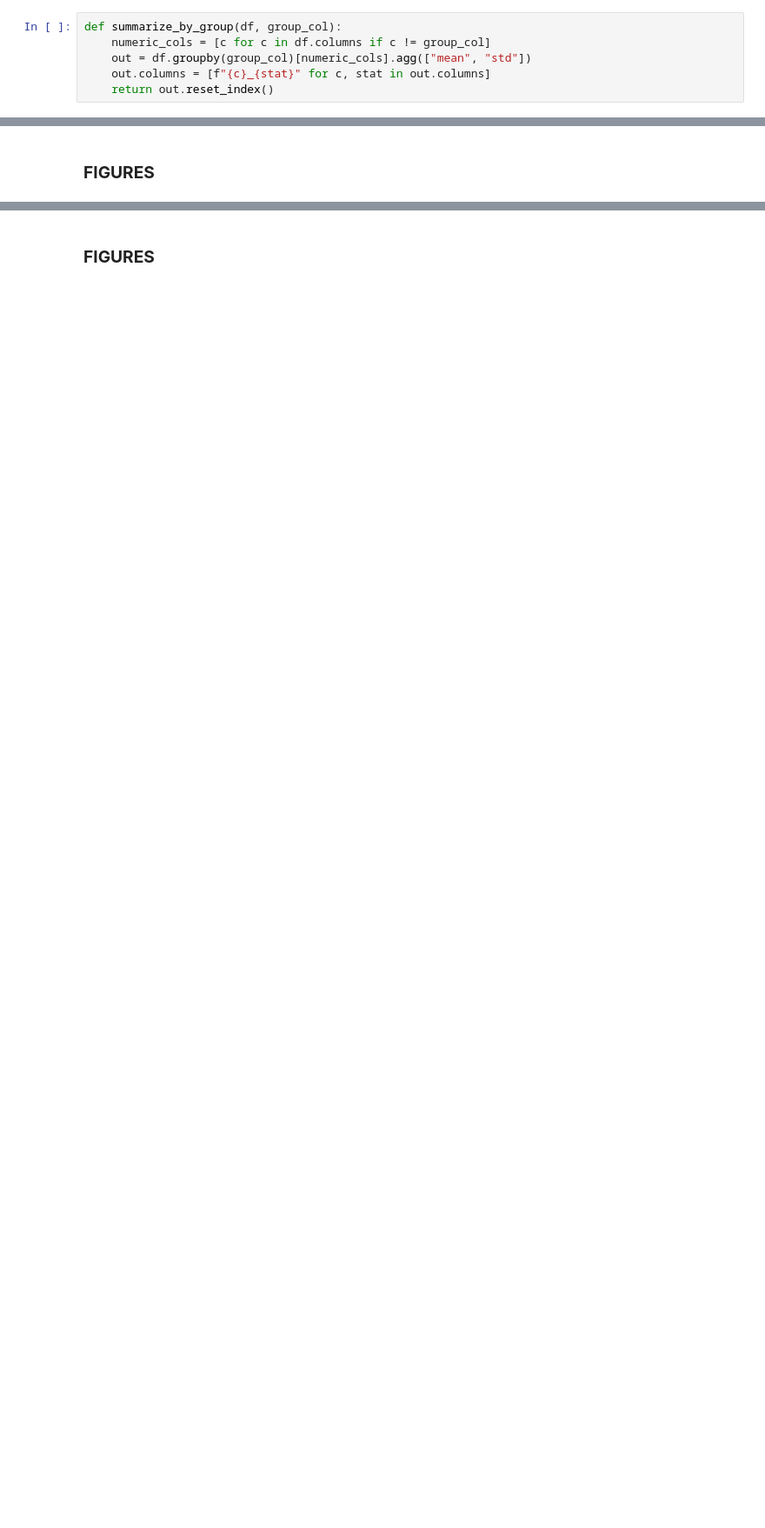
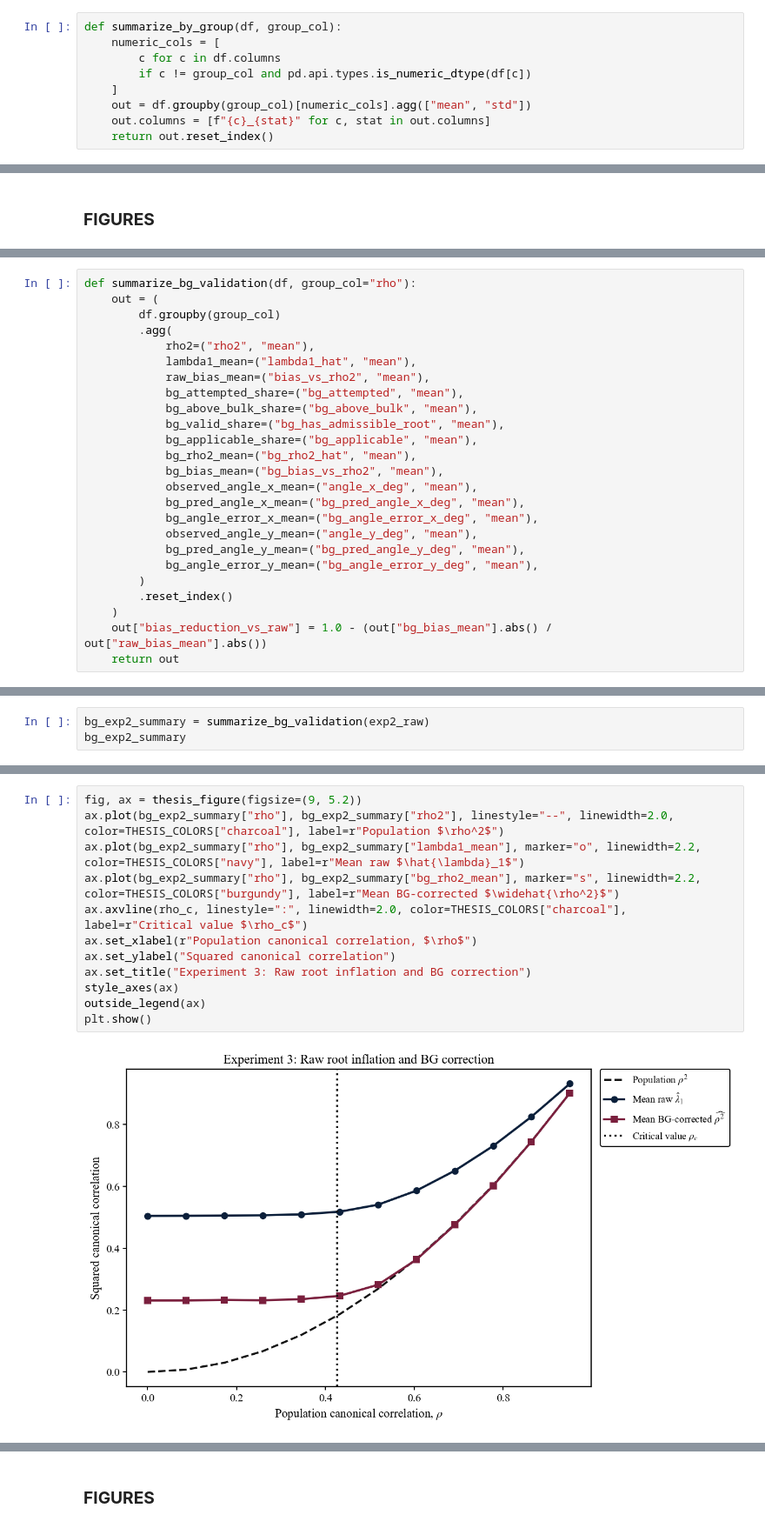
Before and after one commit to albats/hdcca_thesis, a Jupyter notebook: Simulations/simulations.ipynb, the cells around one changed output, grey strips where cells are left out. Shown at 87% size. Cells and saved outputs as stored; diff of their text form; blank space fills up the shorter version.

Commit message:
Added BG correction formulas to MCS

```diff
--- a/Simulations/simulations.ipynb
+++ b/Simulations/simulations.ipynb
@@ -367,7 +555,10 @@ def run_single_draw(
     }
 # %%
 def summarize_by_group(df, group_col):
-    numeric_cols = [c for c in df.columns if c != group_col]
+    numeric_cols = [
+        c for c in df.columns
+        if c != group_col and pd.api.types.is_numeric_dtype(df[c])
+    ]
     out = df.groupby(group_col)[numeric_cols].agg(["mean", "std"])
     out.columns = [f"{c}_{stat}" for c, stat in out.columns]
     return out.reset_index()
@@ -808,0 +1036,25 @@ The other diagnostics show that reliable recovery lags behind in-sample spectral
+# %%
+def summarize_bg_validation(df, group_col="rho"):
+    out = (
+        df.groupby(group_col)
+        .agg(
+            rho2=("rho2", "mean"),
+            lambda1_mean=("lambda1_hat", "mean"),
+            raw_bias_mean=("bias_vs_rho2", "mean"),
+            bg_attempted_share=("bg_attempted", "mean"),
+            bg_above_bulk_share=("bg_above_bulk", "mean"),
+            bg_valid_share=("bg_has_admissible_root", "mean"),
+            bg_applicable_share=("bg_applicable", "mean"),
+            bg_rho2_mean=("bg_rho2_hat", "mean"),
+            bg_bias_mean=("bg_bias_vs_rho2", "mean"),
+            observed_angle_x_mean=("angle_x_deg", "mean"),
+            bg_pred_angle_x_mean=("bg_pred_angle_x_deg", "mean"),
+            bg_angle_error_x_mean=("bg_angle_error_x_deg", "mean"),
+            observed_angle_y_mean=("angle_y_deg", "mean"),
+            bg_pred_angle_y_mean=("bg_pred_angle_y_deg", "mean"),
+            bg_angle_error_y_mean=("bg_angle_error_y_deg", "mean"),
+        )
+        .reset_index()
+    )
+    out["bias_reduction_vs_raw"] = 1.0 - (out["bg_bias_mean"].abs() / out["raw_bias_mean"].abs())
+    return out
@@ -808,0 +1072,3 @@ The other diagnostics show that reliable recovery lags behind in-sample spectral
+# %%
+bg_exp2_summary = summarize_bg_validation(exp2_raw)
+bg_exp2_summary
@@ -808,0 +1143,14 @@ The other diagnostics show that reliable recovery lags behind in-sample spectral
+# %%
+fig, ax = thesis_figure(figsize=(9, 5.2))
+ax.plot(bg_exp2_summary["rho"], bg_exp2_summary["rho2"], linestyle="--", linewidth=2.0, color=THESIS_COLORS["charcoal"], label=r"Population $\rho^2$")
+ax.plot(bg_exp2_summary["rho"], bg_exp2_summary["lambda1_mean"], marker="o", linewidth=2.2, color=THESIS_COLORS["navy"], label=r"Mean raw $\hat{\lambda}_1$")
+ax.plot(bg_exp2_summary["rho"], bg_exp2_summary["bg_rho2_mean"], marker="s", linewidth=2.2, color=THESIS_COLORS["burgundy"], label=r"Mean BG-corrected $\widehat{\rho^2}$")
+ax.axvline(rho_c, linestyle=":", linewidth=2.0, color=THESIS_COLORS["charcoal"], label=r"Critical value $\rho_c$")
+ax.set_xlabel(r"Population canonical correlation, $\rho$")
+ax.set_ylabel("Squared canonical correlation")
+ax.set_title("Experiment 3: Raw root inflation and BG correction")
+style_axes(ax)
+outside_legend(ax)
+plt.show()
+# %% [output]
+[figure, added]
```
Also changed, not shown: parts of 80 cells of this notebook.
